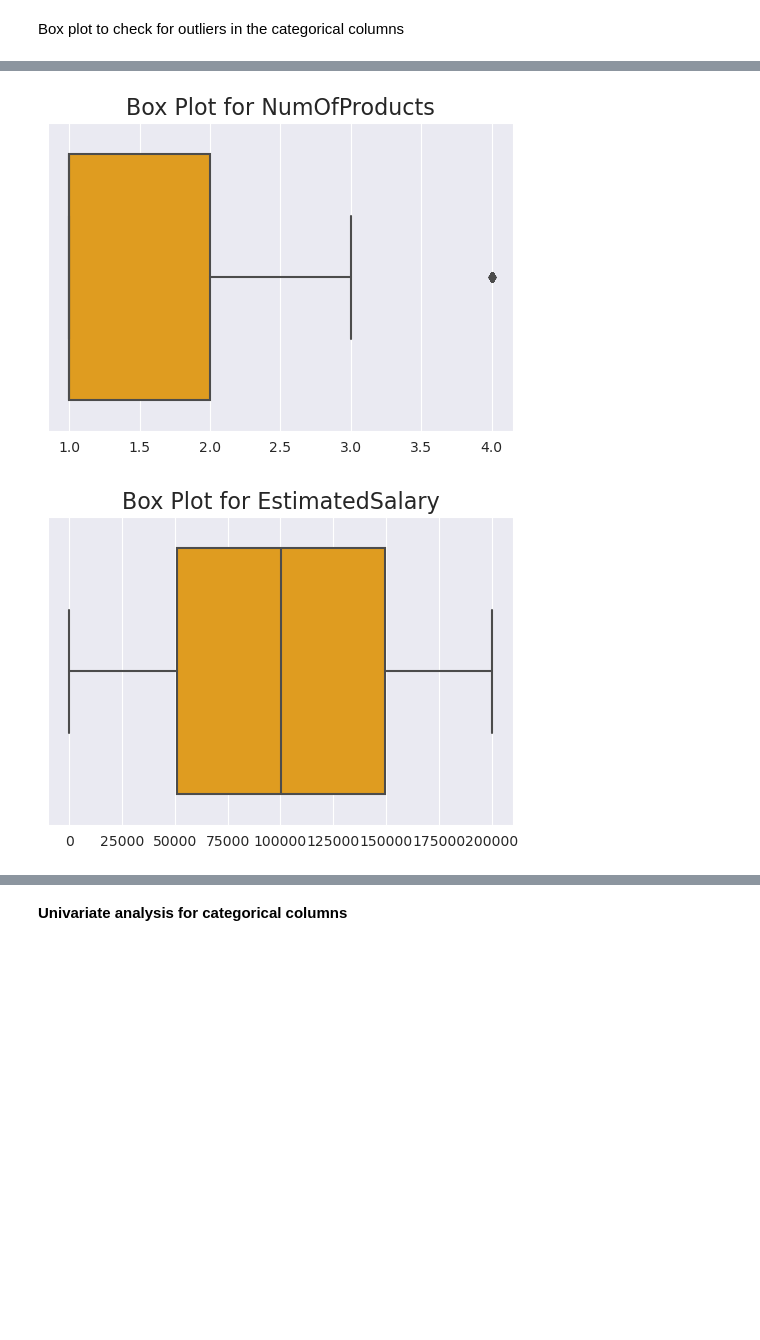
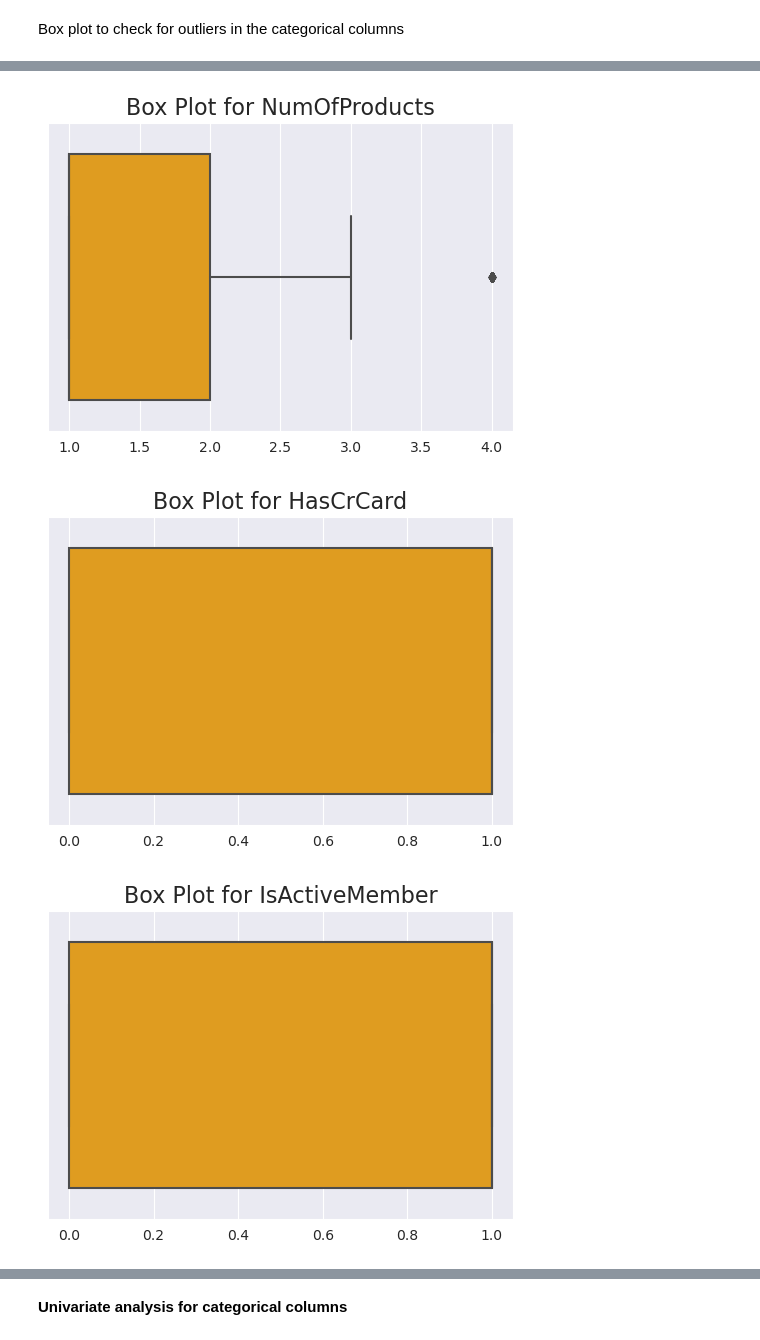
Before and after one commit to levine01/Group6_Phase3_Project, a Jupyter notebook: index.ipynb, the cells around one changed output, grey strips where cells are left out. Cells and saved outputs as stored; diff of their text form; code cells hidden in the pictures; blank space fills up the shorter version.

```diff
--- a/index.ipynb
+++ b/index.ipynb
@@ -297,15 +327,18 @@ Box plot to check for outliers in the categorical columns
 # %%
 # Create box plots for each numerical column
-for column in numerical_columns:
+cols = data.select_dtypes(include=['number']).columns.tolist()
+
+for column in cols:
     plt.figure(figsize=(6, 4))
     sns.boxplot(data=data, x=column, color='orange')
     plt.title(f'Box Plot for {column}', fontsize=16)
     plt.xlabel('')
     plt.show()
 # %% [output]
 [figure]
 [figure]
 [figure]
 [figure]
 [figure]
-[figure, old version]
+[figure, new version]
+[figure, added]
```
Also changed, not shown: parts of 14 cells of this notebook.
